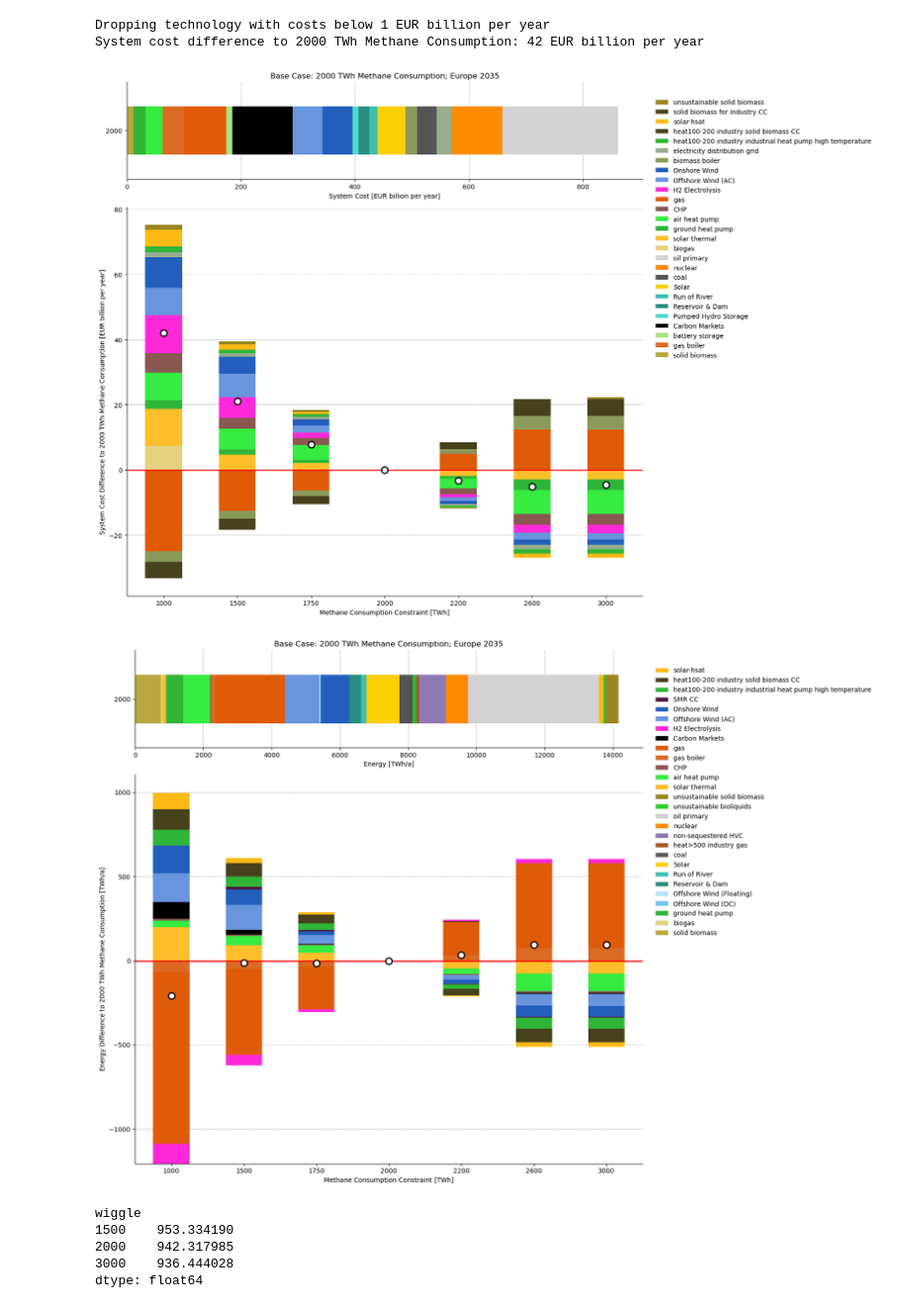
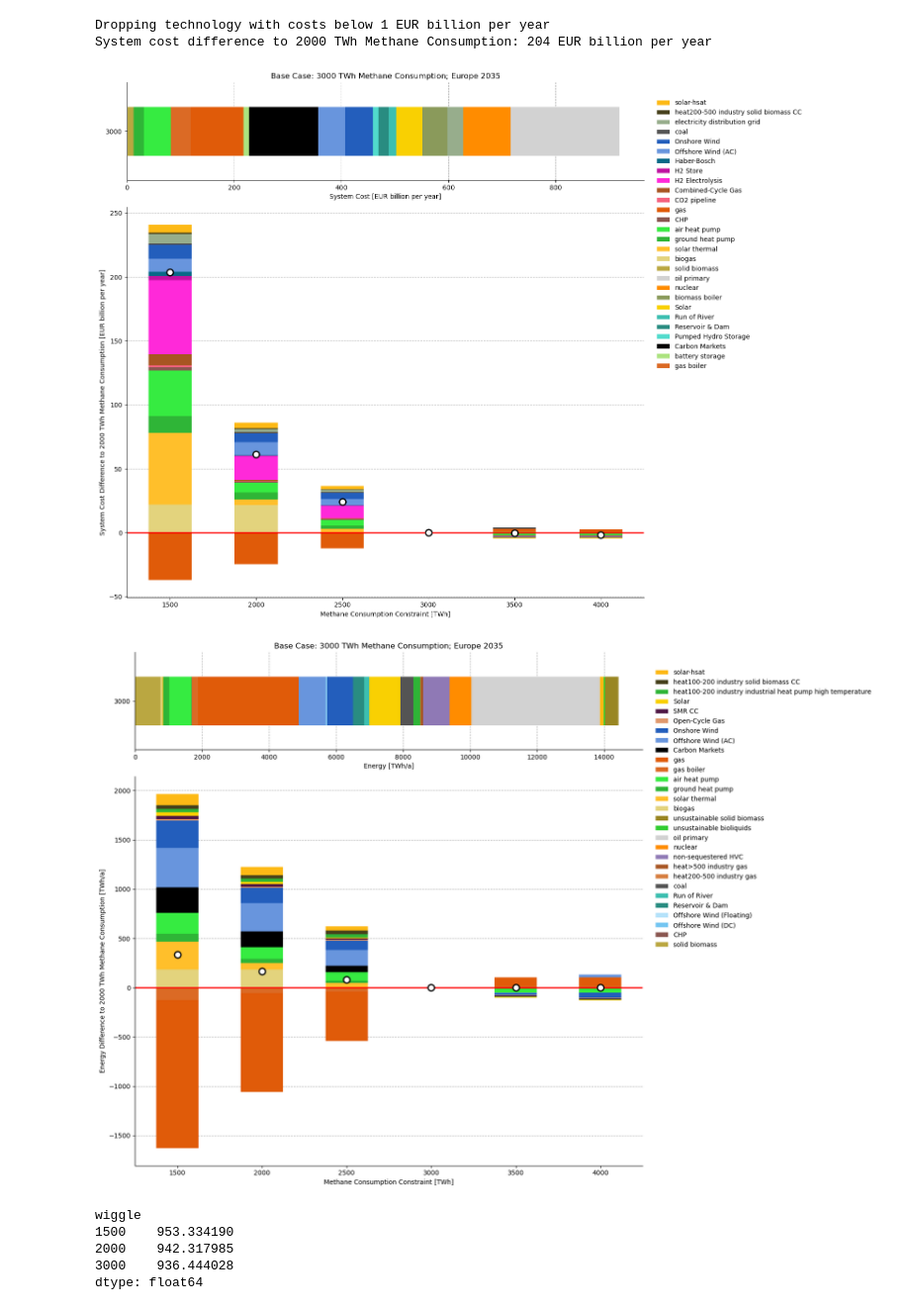
Before and after one commit to LukasFrankenQ/resilient-pypsa-eur, a Jupyter notebook: notebooks/plot_system_costs.ipynb, the cells around one changed output. Shown at 99% size. Saved outputs shown, nothing was run; the diff lists cells and outputs as text; code cells hidden in the pictures.

Commit message:
added regular and hike system costs to plot

```diff
--- a/notebooks/plot_system_costs.ipynb
+++ b/notebooks/plot_system_costs.ipynb
@@ -234,7 +234,7 @@ cost_df = pd.read_csv(
 )
 cost_df.columns = cost_df.columns.get_level_values(-1)
 
-base_col = '2000'
+base_col = '3000'
 base = cost_df[base_col].copy()
 
 diff = cost_df.sub(base, axis=0)
@@ -272,35 +272,35 @@ ax1.set_axisbelow(True)
 
 ax2.set_ylabel("System Cost Difference to 2000 TWh Methane Consumption [EUR billion per year]")
 
 ax2.set_xlabel("")
 
 ax2.grid(axis="y", linestyle='--')
 ax2.set_axisbelow(True)
 
 ax2.axhline(0, color='red', linewidth=2)
 
 # Create shared legend
 fig.legend(
     handles, labels, ncol=1, loc="upper left", bbox_to_anchor=[1, 0.95], frameon=False
 )
 
 for ax in [ax1, ax2]:
     ax.spines['top'].set_visible(False)
     ax.spines['right'].set_visible(False)
 
 # Remove rotation from x-axis tick labels
 for ax in [ax1, ax2]:
     ax.tick_params(axis='x', rotation=0)
 
 ax2.set_xlabel("Methane Consumption Constraint [TWh]")
 
 # fig.savefig(snakemake.output.costs, bbox_inches="tight")
 plt.tight_layout()
 plt.show(fig)
 # %% [output]
 Dropping technology with costs below 1 EUR billion per year
-System cost difference to 2000 TWh Methane Consumption: 42 EUR billion per year
+System cost difference to 2000 TWh Methane Consumption: 204 EUR billion per year
-[figure, old version]
+[figure, new version]
 # %%
 def plot_energy(ax, energy_df):
 
@@ -383,7 +383,7 @@ energy_df = pd.read_csv(
 )
 energy_df.columns = energy_df.columns.get_level_values(-1)
 
-base_col = '2000'
+base_col = '3000'
 base = energy_df[base_col].copy()
 
 diff = energy_df.sub(base, axis=0)
@@ -447,7 +447,7 @@ ax2.set_xlabel("Methane Consumption Constraint [TWh]")
 plt.tight_layout()
 plt.show(fig)
 # %% [output]
-[figure, old version]
+[figure, new version]
 # %%
 cost_df.sum() / 1e9
 # %% [output]
```
Also changed, not shown: 6 other files.
